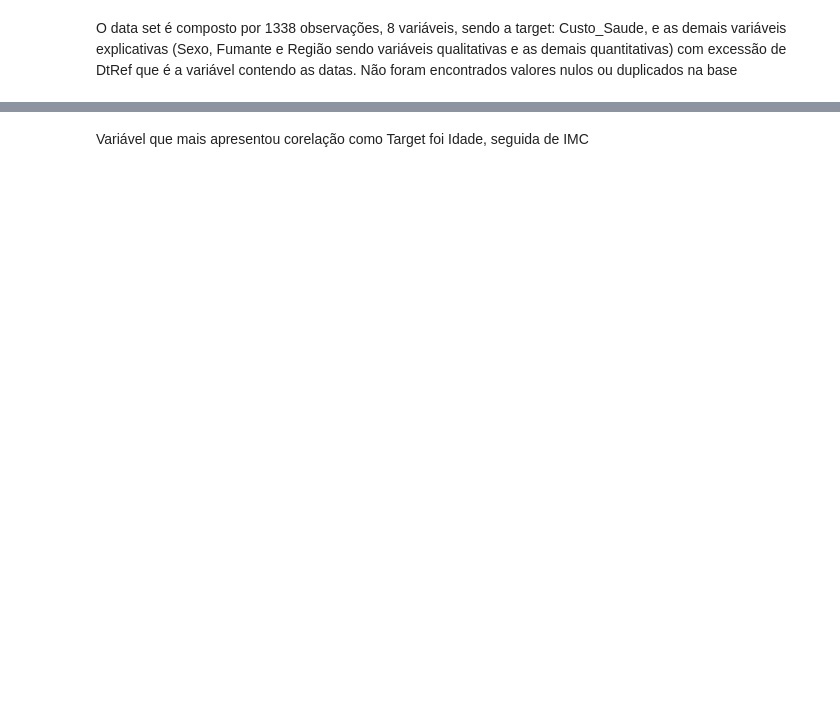
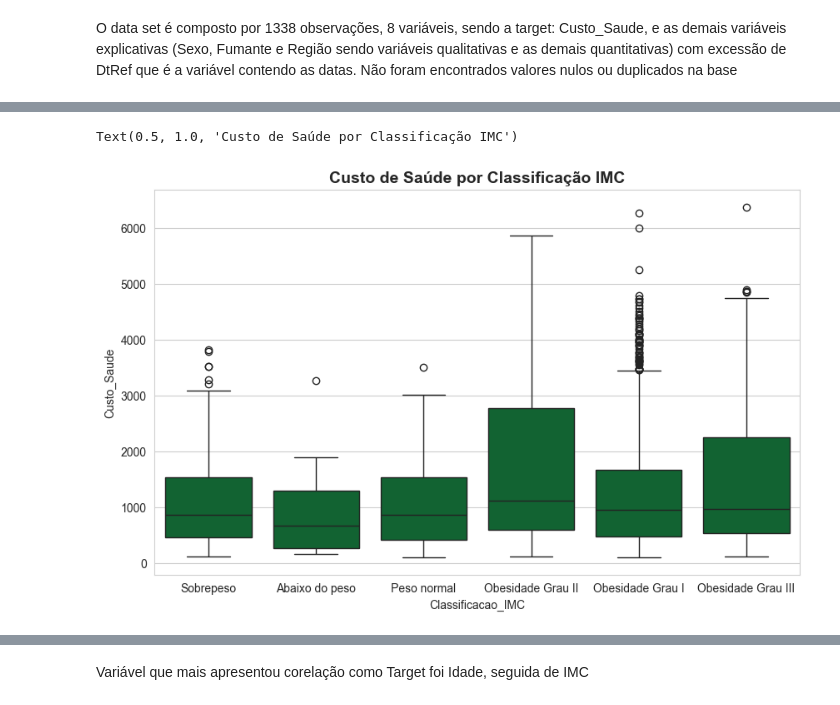
Before and after one commit to larissagso/Predicao-custos-saude, a Jupyter notebook: notebooks/01.Analise_exploratoria.ipynb, the cells around one changed output, grey strips where cells are left out. Cells and saved outputs as stored; diff of their text form; code cells hidden in the pictures; blank space fills up the shorter version.

```diff
--- a/notebooks/01.Analise_exploratoria.ipynb
+++ b/notebooks/01.Analise_exploratoria.ipynb
@@ -24,0 +153,8 @@ Não foram encontrados valores nulos ou duplicados na base
+# %%
+#Boxplot Classificacao_IMC x Custo de Saúde
+plt.figure(figsize=(10, 6))
+sns.boxplot(x='Classificacao_IMC', y='Custo_Saude', data=df)
+plt.title('Custo de Saúde por Classificação IMC', fontsize=14, fontweight='bold')
+# %% [output]
+Text(0.5, 1.0, 'Custo de Saúde por Classificação IMC')
+[figure, added]
```
Also changed, not shown: parts of 10 cells of this notebook, 2 other files.
